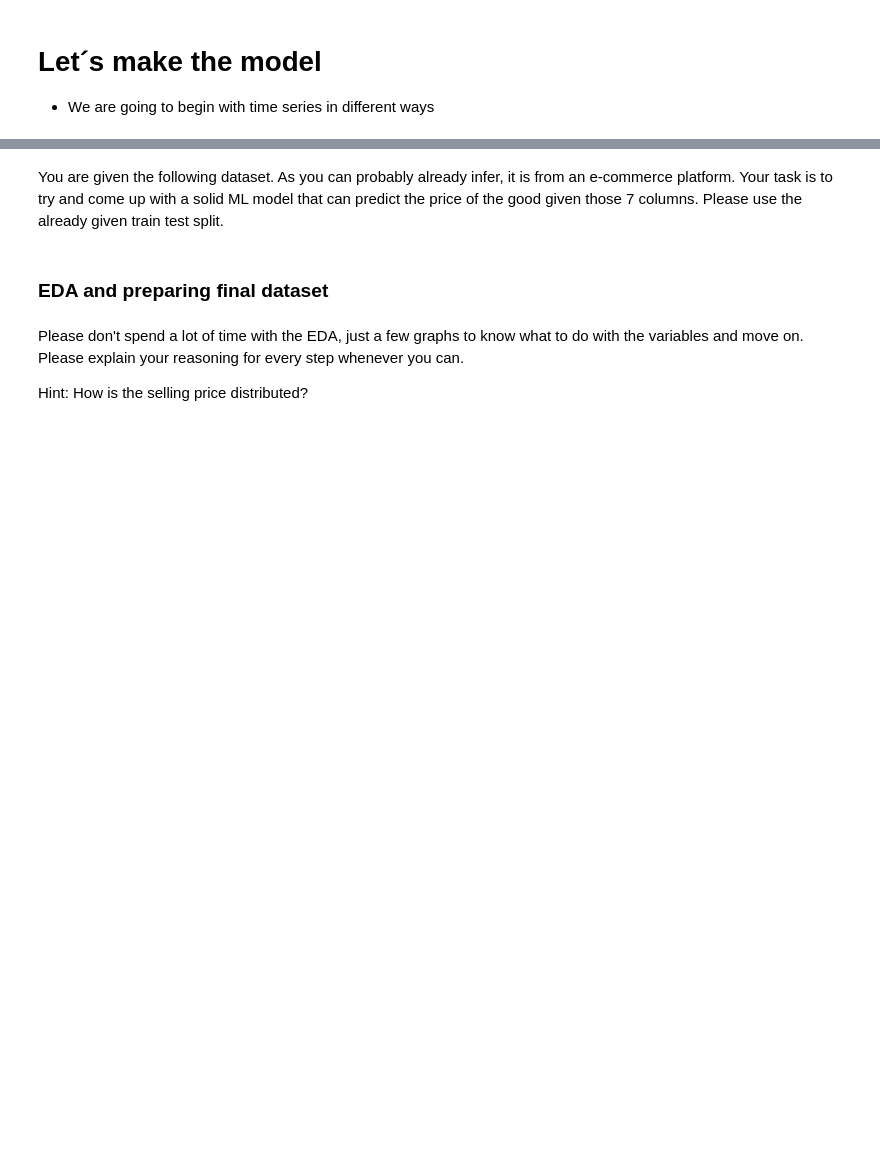
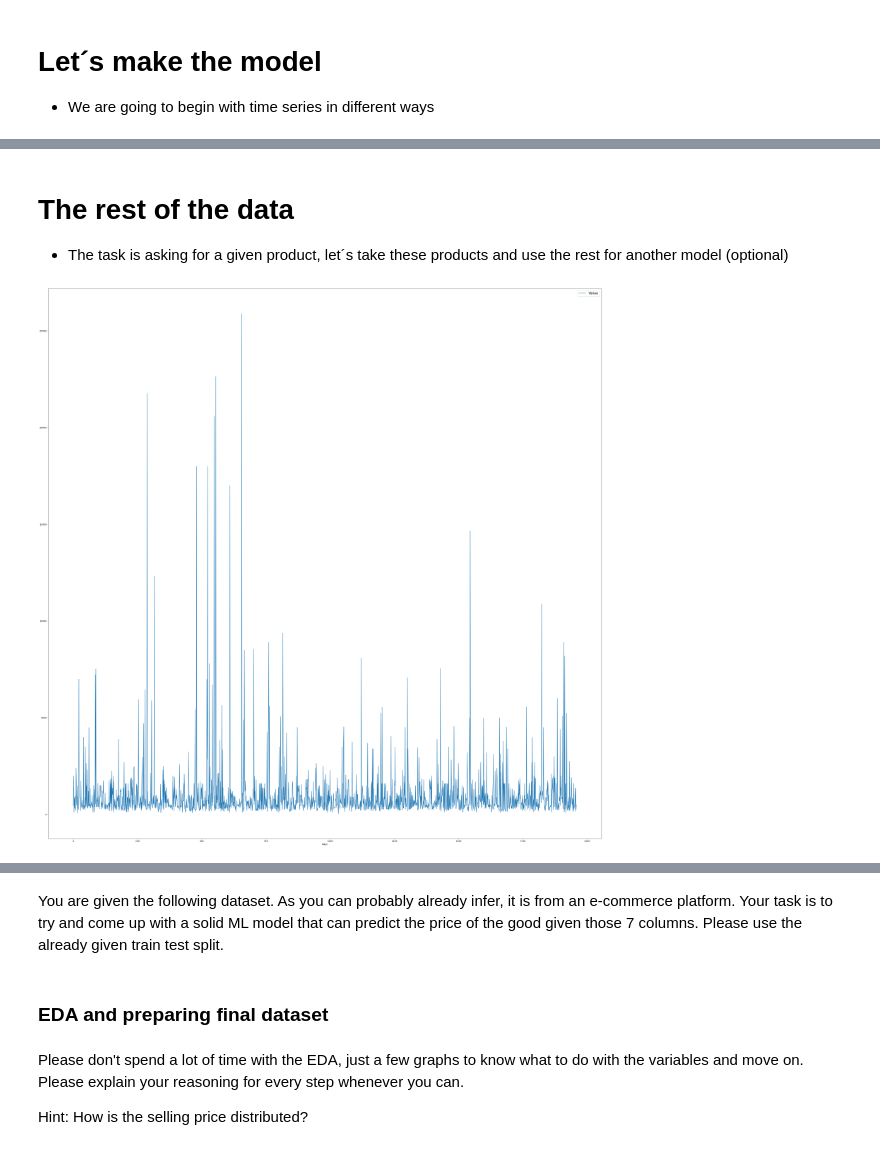
Before and after one commit to AETNA-68/Price_Forecast_Exponential-Smoothing, a Jupyter notebook: Forecasting.ipynb, the cells around one changed output, grey strips where cells are left out. Cells and saved outputs as stored; diff of their text form; code cells hidden in the pictures; blank space fills up the shorter version.

```diff
--- a/Forecasting.ipynb
+++ b/Forecasting.ipynb
@@ -523,0 +323,15 @@ plt.show();
+# %% [markdown]
+# The rest of the data
+- The task is asking for a given product, let´s take these products and use the rest for another model (optional)
+# %%
+train_no_rings_no_sofa = train_no_outliers[(train_no_outliers["Subcategory_2"] != "sofas sectionals") ]
+train_no_rings_no_sofa= train_no_rings_no_sofa[(train_no_rings_no_sofa["Subcategory_1"] != "rings")]
+train_no_rings_no_sofa= train_no_rings_no_sofa.sort_values("Date",ascending=False).reset_index(drop=True)
+plt.rcParams["figure.figsize"] = (45, 45)
+plt.plot(train_no_rings_no_sofa["Selling_Price"], label="Value")
+plt.xlabel('Days')
+plt.ylabel('')
+plt.legend( fontsize=16);
+plt.show();
+# %% [output]
+[figure, added]
```
Also changed, not shown: parts of 61 cells of this notebook, 1 other file.
